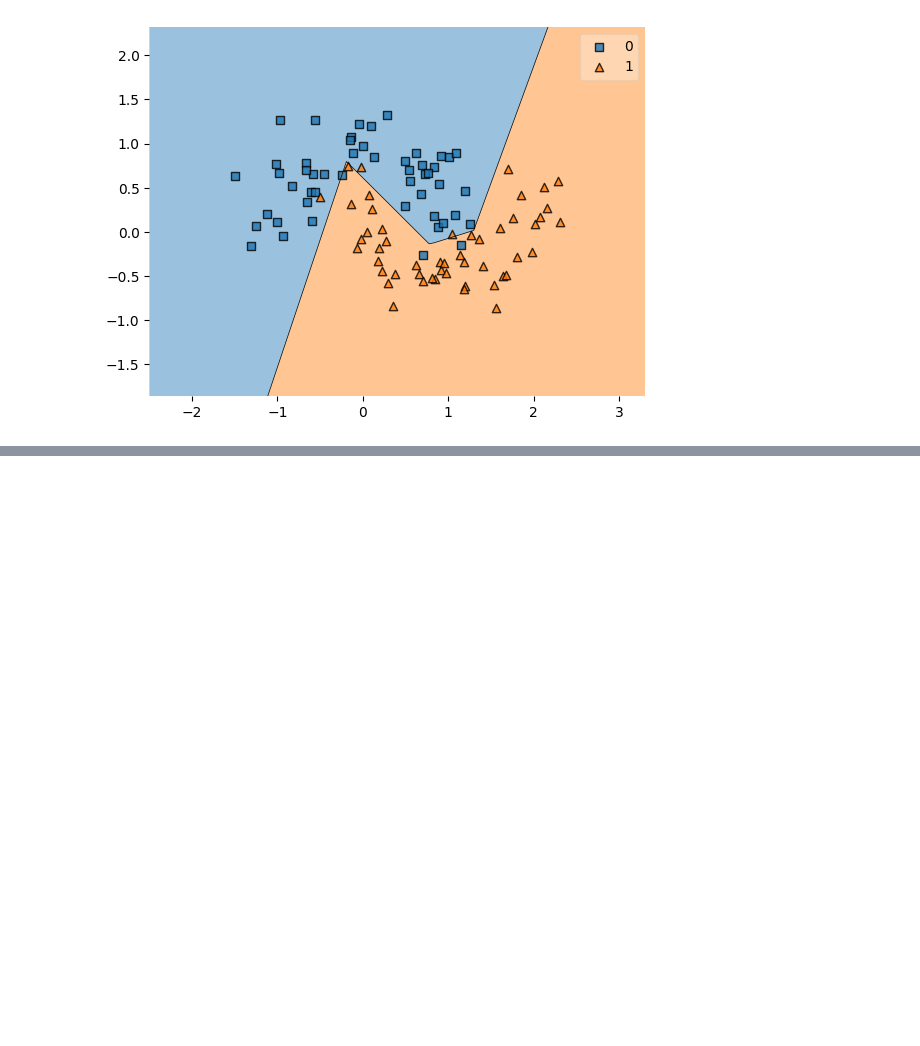
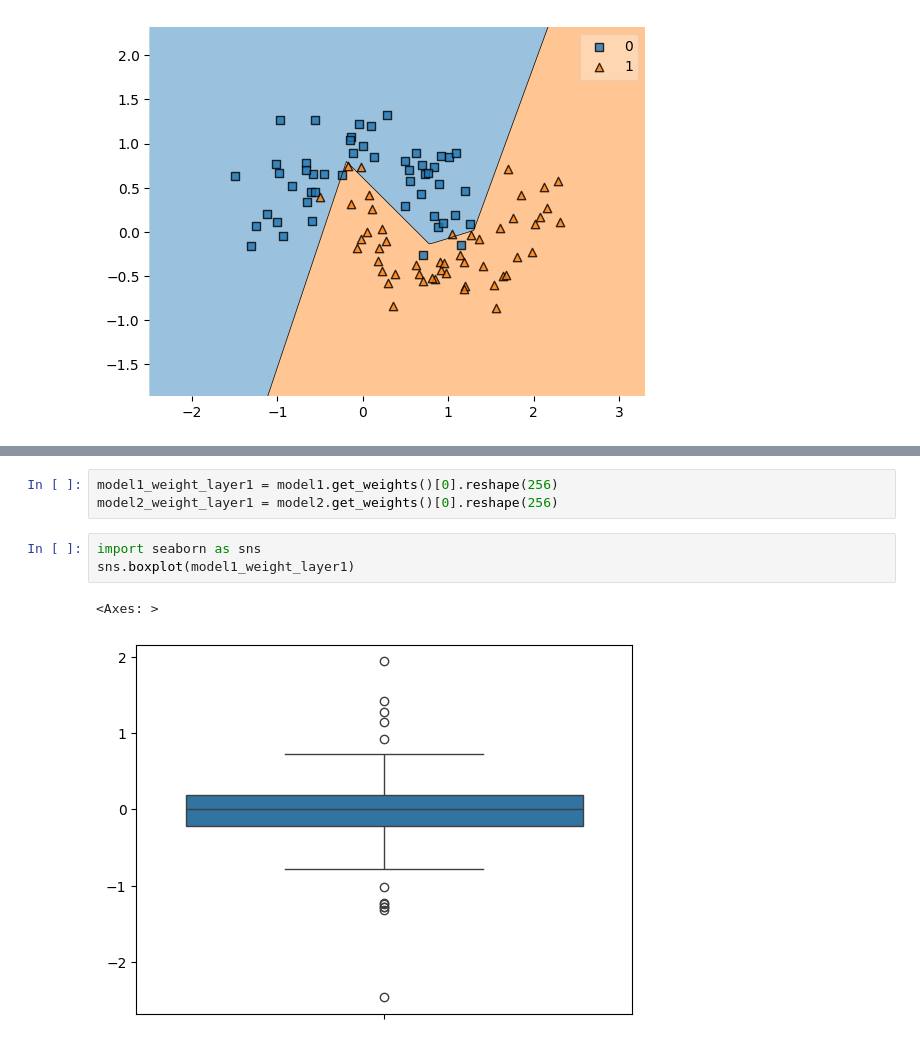
Before and after one commit to harkirat-data/improving-neural-networks, a Jupyter notebook: regularization/Regularization-techniques.ipynb, the cells around one changed output, grey strips where cells are left out. Saved outputs shown, nothing was run; the diff lists cells and outputs as text; blank space fills up the shorter version.

```diff
--- a/regularization/Regularization-techniques.ipynb
+++ b/regularization/Regularization-techniques.ipynb
@@ -79,0 +100,9 @@ plot_decision_regions(X,y.astype('int'),clf = model2)
+# %%
+model1_weight_layer1 = model1.get_weights()[0].reshape(256)
+model2_weight_layer1 = model2.get_weights()[0].reshape(256)
+# %%
+import seaborn as sns
+sns.boxplot(model1_weight_layer1)
+# %% [output]
+<Axes: >
+[figure, added]
```
Also changed, not shown: parts of 5 cells of this notebook.
